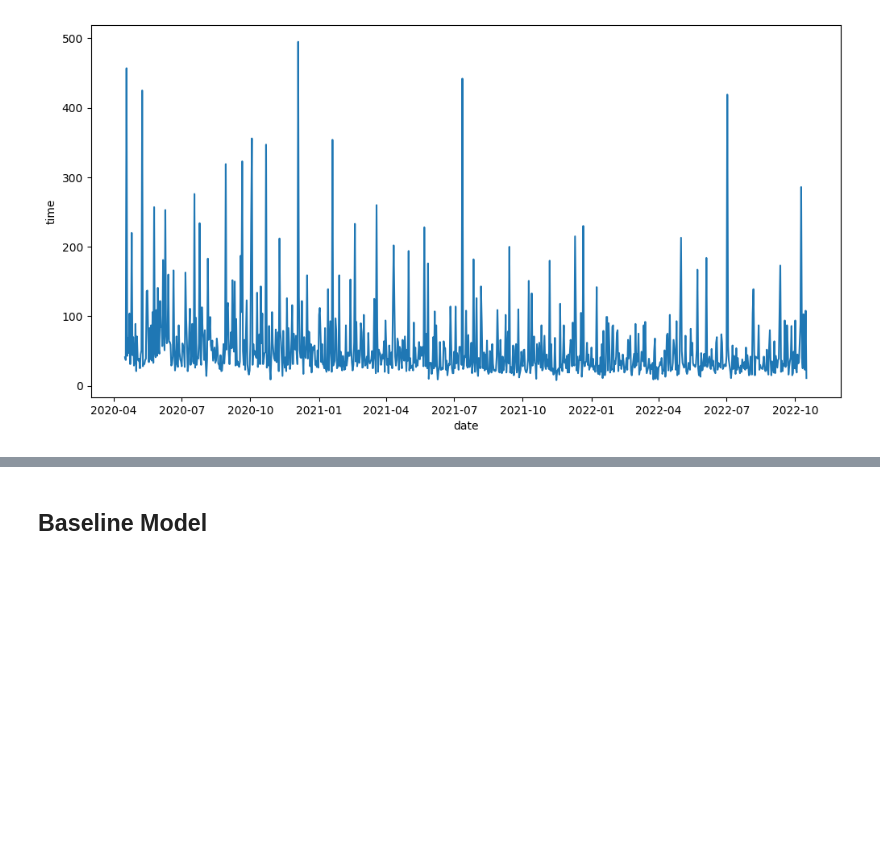
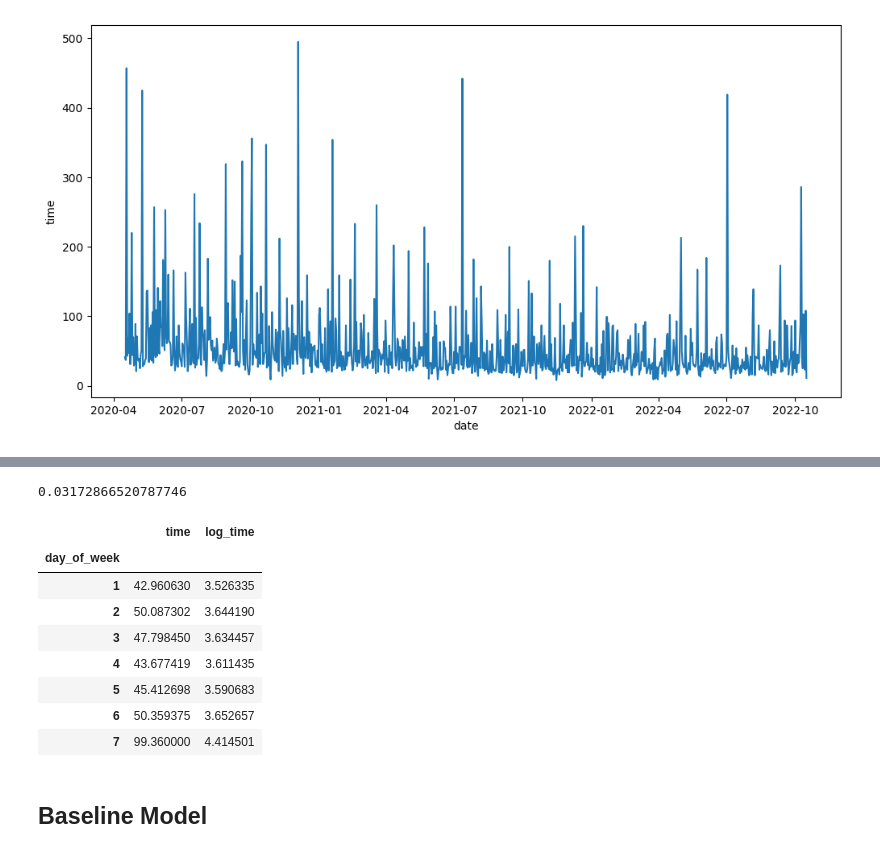
Before and after one commit to asjchen/mini-crossword-forecasts, a Jupyter notebook: NYTimes Mini Crossword Time Forecasting.ipynb, the cells around one changed output, grey strips where cells are left out. Drawn from its saved outputs; the diff is of its cells as text; code cells hidden in the pictures; blank space fills up the shorter version.

```diff
--- a/NYTimes Mini Crossword Time Forecasting.ipynb
+++ b/NYTimes Mini Crossword Time Forecasting.ipynb
@@ -105,2 +99,22 @@ df_train["time"].isna().mean()
+# %%
+# and how many entries are missing?
+
+df_train["time"].isna().mean()
+# %% [output]
+0.03172866520787746
+# %%
+# and how different are Saturday puzzle times?
+
+df_train.groupby("day_of_week").mean()
+# %% [output]
+|  | time | log_time |
+| day_of_week |  |  |
+| 1 | 42.960630 | 3.526335 |
+| 2 | 50.087302 | 3.644190 |
+| 3 | 47.798450 | 3.634457 |
+| 4 | 43.677419 | 3.611435 |
+| 5 | 45.412698 | 3.590683 |
+| 6 | 50.359375 | 3.652657 |
+| 7 | 99.360000 | 4.414501 |
 # %% [markdown]
 ## Baseline Model
```
Also changed, not shown: parts of 29 cells of this notebook.
